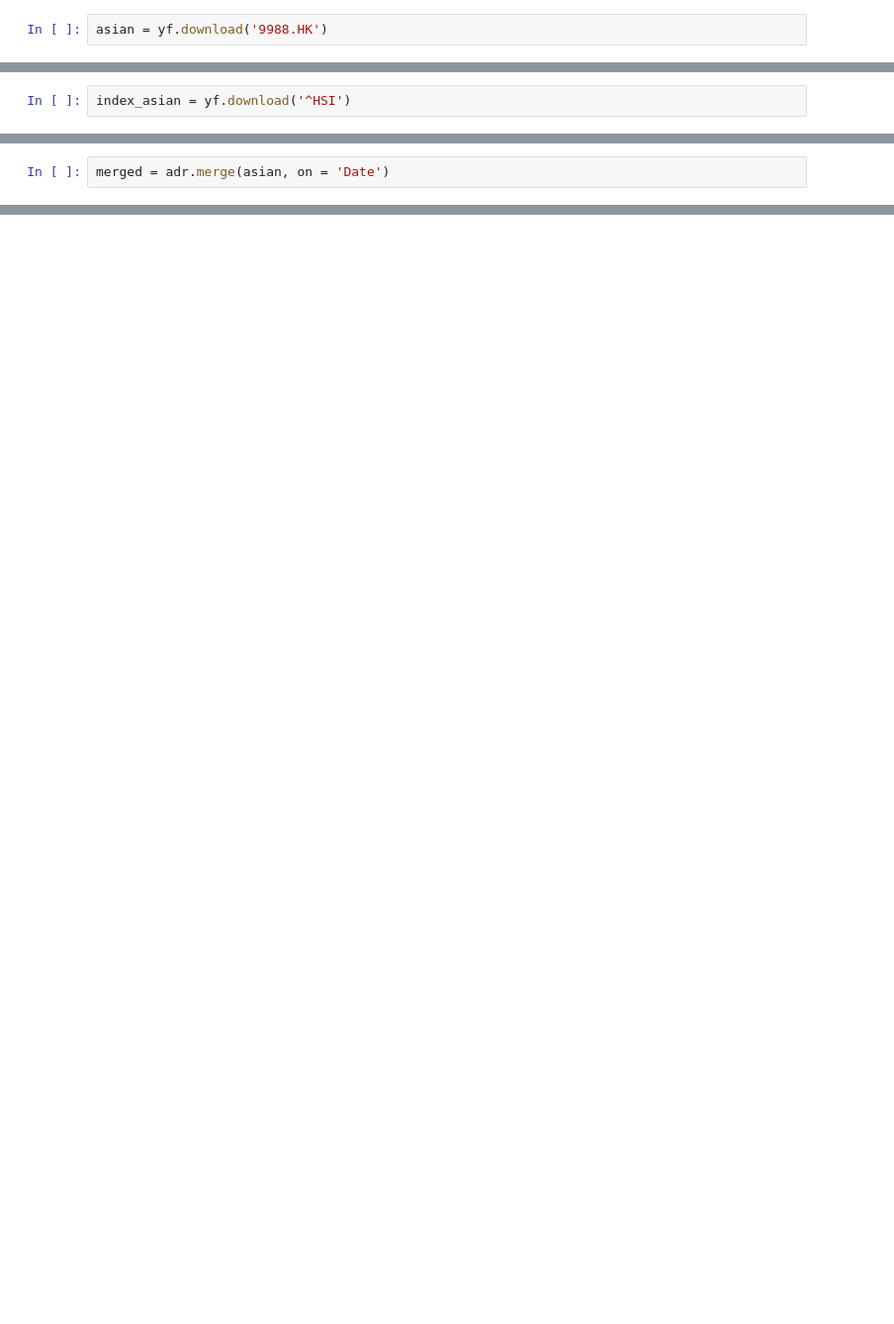
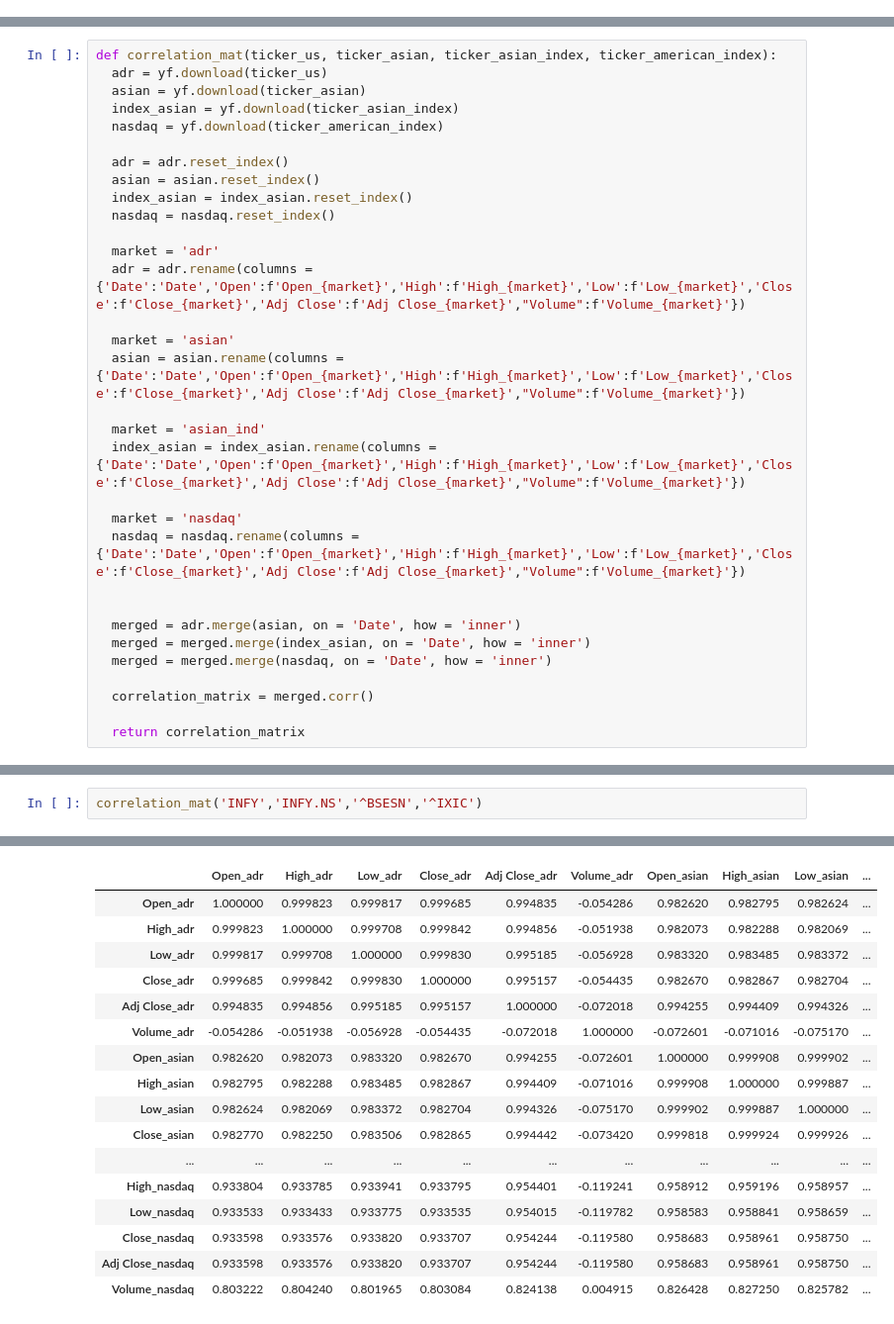
Before and after one commit to Bharatp6/DATS-6501-Capstone, a Jupyter notebook: Copy_of_DATS_6501_Capstone.ipynb, the cells around one changed output, grey strips where cells are left out. Shown: that part at 99% size. Saved outputs shown, nothing was run; the diff lists cells and outputs as text; blank space fills up the shorter version.

Commit message:
Correlations

```diff
--- a/Copy_of_DATS_6501_Capstone.ipynb
+++ b/Copy_of_DATS_6501_Capstone.ipynb
@@ -12,2 +8,0 @@ adr = yf.download('BABA')
-# %%
-asian = yf.download('9988.HK')
@@ -16,2 +8,0 @@ asian = yf.download('9988.HK')
-# %%
-index_asian = yf.download('^HSI')
@@ -20,2 +8,0 @@ index_asian = yf.download('^HSI')
-# %%
-merged = adr.merge(asian, on = 'Date')
@@ -21,0 +11,32 @@ merged = adr.merge(asian, on = 'Date')
+# %%
+def correlation_mat(ticker_us, ticker_asian, ticker_asian_index, ticker_american_index):
+  adr = yf.download(ticker_us)
+  asian = yf.download(ticker_asian)
+  index_asian = yf.download(ticker_asian_index)
+  nasdaq = yf.download(ticker_american_index)
+
+  adr = adr.reset_index()
+  asian = asian.reset_index()
+  index_asian = index_asian.reset_index()
+  nasdaq = nasdaq.reset_index()
+
+  market = 'adr'
+  adr = adr.rename(columns = {'Date':'Date','Open':f'Open_{market}','High':f'High_{market}','Low':f'Low_{market}','Close':f'Close_{market}','Adj Close':f'Adj Close_{market}',"Volume":f'Volume_{market}'})
+
+  market = 'asian'
+  asian = asian.rename(columns = {'Date':'Date','Open':f'Open_{market}','High':f'High_{market}','Low':f'Low_{market}','Close':f'Close_{market}','Adj Close':f'Adj Close_{market}',"Volume":f'Volume_{market}'})
+
+  market = 'asian_ind'
+  index_asian = index_asian.rename(columns = {'Date':'Date','Open':f'Open_{market}','High':f'High_{market}','Low':f'Low_{market}','Close':f'Close_{market}','Adj Close':f'Adj Close_{market}',"Volume":f'Volume_{market}'})
+
+  market = 'nasdaq'
+  nasdaq = nasdaq.rename(columns = {'Date':'Date','Open':f'Open_{market}','High':f'High_{market}','Low':f'Low_{market}','Close':f'Close_{market}','Adj Close':f'Adj Close_{market}',"Volume":f'Volume_{market}'})
+
+
+  merged = adr.merge(asian, on = 'Date', how = 'inner')
+  merged = merged.merge(index_asian, on = 'Date', how = 'inner')
+  merged = merged.merge(nasdaq, on = 'Date', how = 'inner')
+
+  correlation_matrix = merged.corr()
+
+  return correlation_matrix
@@ -21,0 +45,3 @@ merged = adr.merge(asian, on = 'Date')
+# %%
+correlation_mat('INFY','INFY.NS','^BSESN','^IXIC')
+# %% [output]
@@ -21,0 +52,17 @@ merged = adr.merge(asian, on = 'Date')
+|  | Open_adr | High_adr | Low_adr | Close_adr | Adj Close_adr | Volume_adr | Open_asian | High_asian | Low_asian | ... |
+| Open_adr | 1.000000 | 0.999823 | 0.999817 | 0.999685 | 0.994835 | -0.054286 | 0.982620 | 0.982795 | 0.982624 | ... |
+| High_adr | 0.999823 | 1.000000 | 0.999708 | 0.999842 | 0.994856 | -0.051938 | 0.982073 | 0.982288 | 0.982069 | ... |
+| Low_adr | 0.999817 | 0.999708 | 1.000000 | 0.999830 | 0.995185 | -0.056928 | 0.983320 | 0.983485 | 0.983372 | ... |
+| Close_adr | 0.999685 | 0.999842 | 0.999830 | 1.000000 | 0.995157 | -0.054435 | 0.982670 | 0.982867 | 0.982704 | ... |
+| Adj Close_adr | 0.994835 | 0.994856 | 0.995185 | 0.995157 | 1.000000 | -0.072018 | 0.994255 | 0.994409 | 0.994326 | ... |
+| Volume_adr | -0.054286 | -0.051938 | -0.056928 | -0.054435 | -0.072018 | 1.000000 | -0.072601 | -0.071016 | -0.075170 | ... |
+| Open_asian | 0.982620 | 0.982073 | 0.983320 | 0.982670 | 0.994255 | -0.072601 | 1.000000 | 0.999908 | 0.999902 | ... |
+| High_asian | 0.982795 | 0.982288 | 0.983485 | 0.982867 | 0.994409 | -0.071016 | 0.999908 | 1.000000 | 0.999887 | ... |
+| Low_asian | 0.982624 | 0.982069 | 0.983372 | 0.982704 | 0.994326 | -0.075170 | 0.999902 | 0.999887 | 1.000000 | ... |
+| Close_asian | 0.982770 | 0.982250 | 0.983506 | 0.982865 | 0.994442 | -0.073420 | 0.999818 | 0.999924 | 0.999926 | ... |
+| ... | ... | ... | ... | ... | ... | ... | ... | ... | ... | ... |
+| High_nasdaq | 0.933804 | 0.933785 | 0.933941 | 0.933795 | 0.954401 | -0.119241 | 0.958912 | 0.959196 | 0.958957 | ... |
+| Low_nasdaq | 0.933533 | 0.933433 | 0.933775 | 0.933535 | 0.954015 | -0.119782 | 0.958583 | 0.958841 | 0.958659 | ... |
+| Close_nasdaq | 0.933598 | 0.933576 | 0.933820 | 0.933707 | 0.954244 | -0.119580 | 0.958683 | 0.958961 | 0.958750 | ... |
+| Adj Close_nasdaq | 0.933598 | 0.933576 | 0.933820 | 0.933707 | 0.954244 | -0.119580 | 0.958683 | 0.958961 | 0.958750 | ... |
+| Volume_nasdaq | 0.803222 | 0.804240 | 0.801965 | 0.803084 | 0.824138 | 0.004915 | 0.826428 | 0.827250 | 0.825782 | ... |
```
Also changed, not shown: parts of 13 cells of this notebook.
